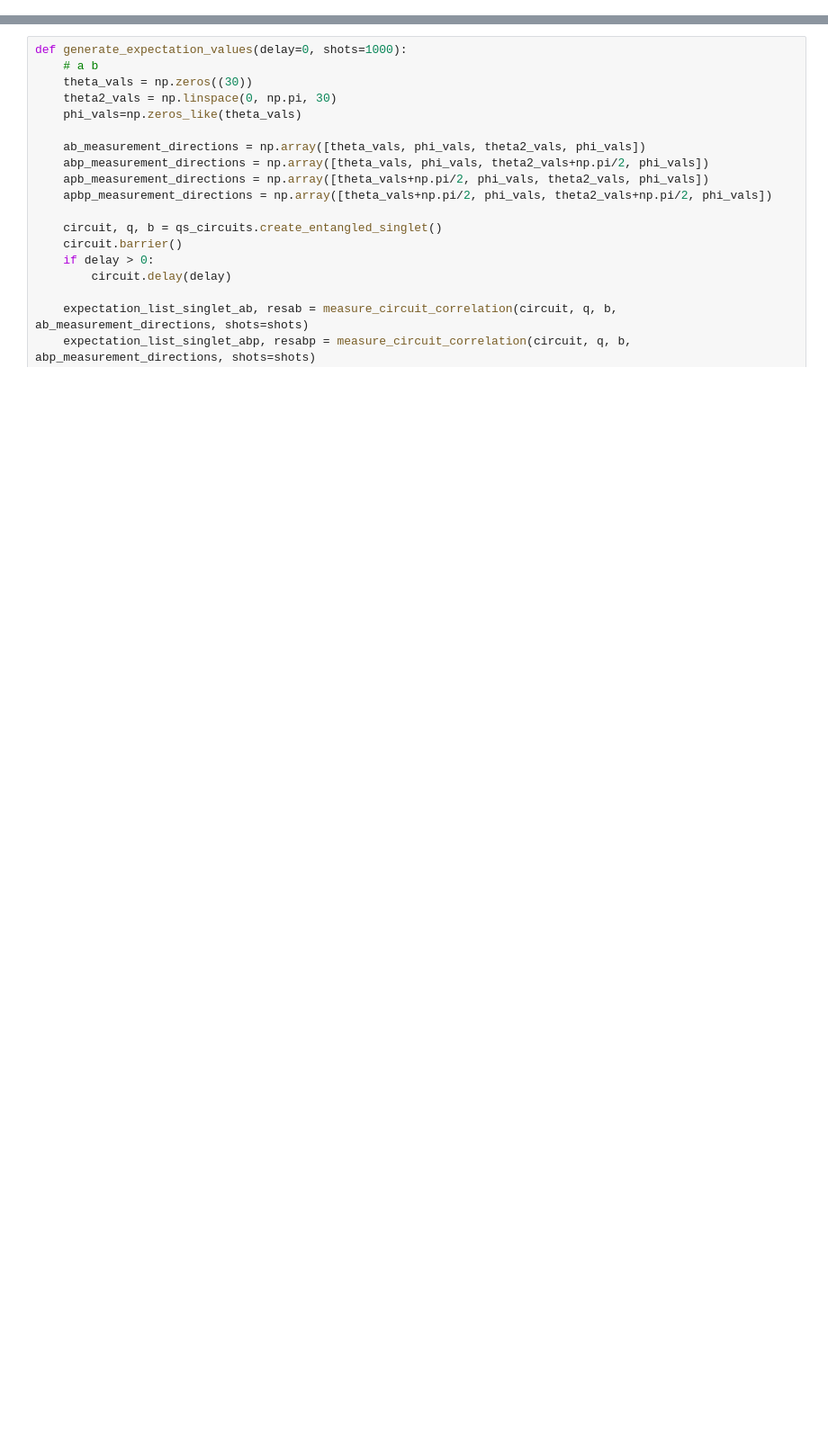
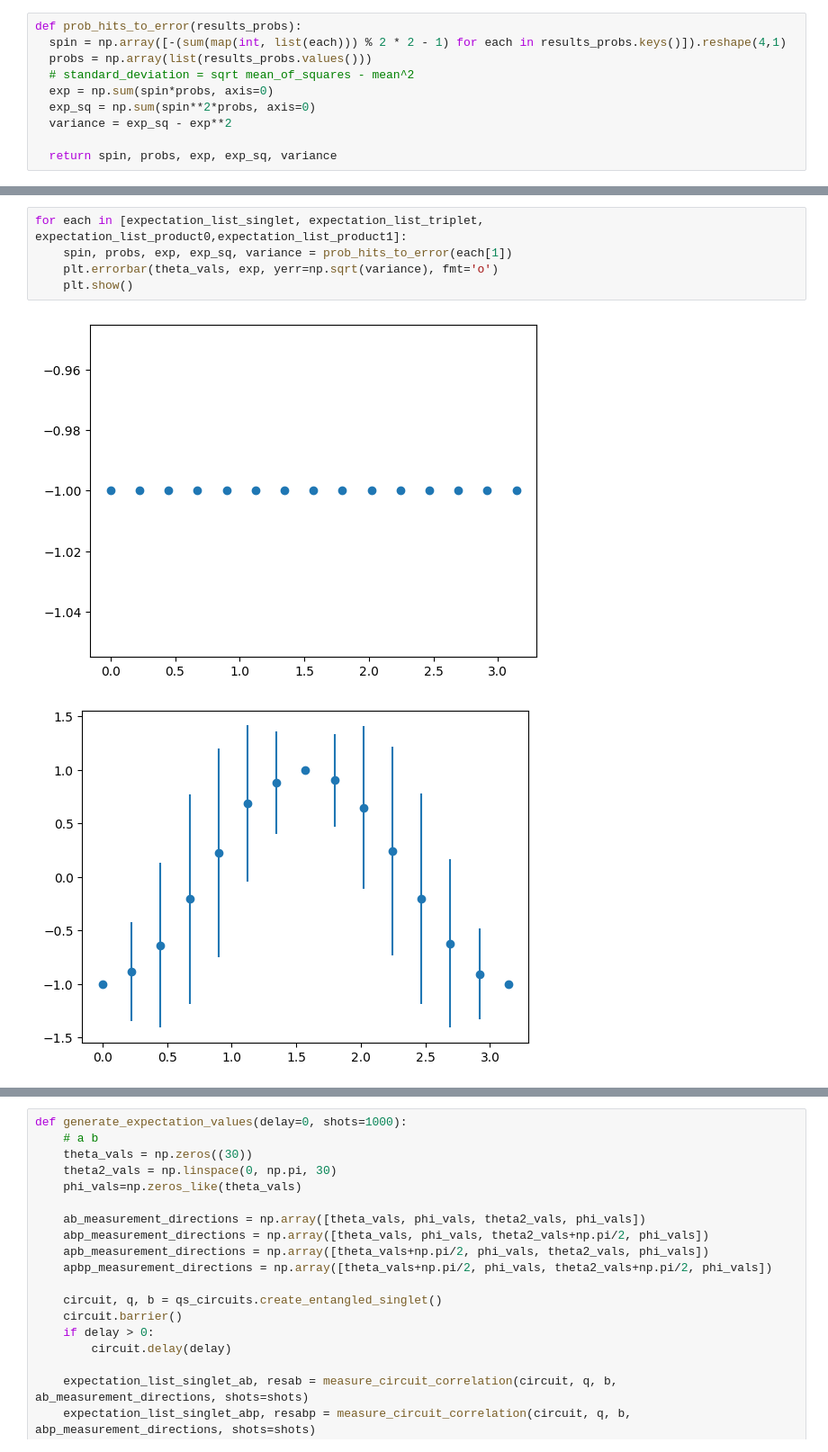
Before and after one commit to zds-dev/QuantumCoherentProject, a Jupyter notebook: notebooks/Initial tests.ipynb, the cells around one changed output, grey strips where cells are left out. Shown at 90% size. Cells and saved outputs as stored; diff of their text form; blank space fills up the shorter version.

```diff
--- a/notebooks/Initial tests.ipynb
+++ b/notebooks/Initial tests.ipynb
@@ -122,0 +106,10 @@ plt.legend(['singlet', 'triplet', 'product 0', 'product 1'])
+# %%
+def prob_hits_to_error(results_probs):
+  spin = np.array([-(sum(map(int, list(each))) % 2 * 2 - 1) for each in results_probs.keys()]).reshape(4,1)
+  probs = np.array(list(results_probs.values()))
+  # standard_deviation = sqrt mean_of_squares - mean^2
+  exp = np.sum(spin*probs, axis=0)
+  exp_sq = np.sum(spin**2*probs, axis=0)
+  variance = exp_sq - exp**2
+
+  return spin, probs, exp, exp_sq, variance
@@ -122,0 +124,8 @@ plt.legend(['singlet', 'triplet', 'product 0', 'product 1'])
+# %%
+for each in [expectation_list_singlet, expectation_list_triplet, expectation_list_product0,expectation_list_product1]:
+    spin, probs, exp, exp_sq, variance = prob_hits_to_error(each[1])
+    plt.errorbar(theta_vals, exp, yerr=np.sqrt(variance), fmt='o')
+    plt.show()
+# %% [output]
+[figure, added]
+[figure, added]
```
Also changed, not shown: parts of 15 cells of this notebook, 3 other files.
